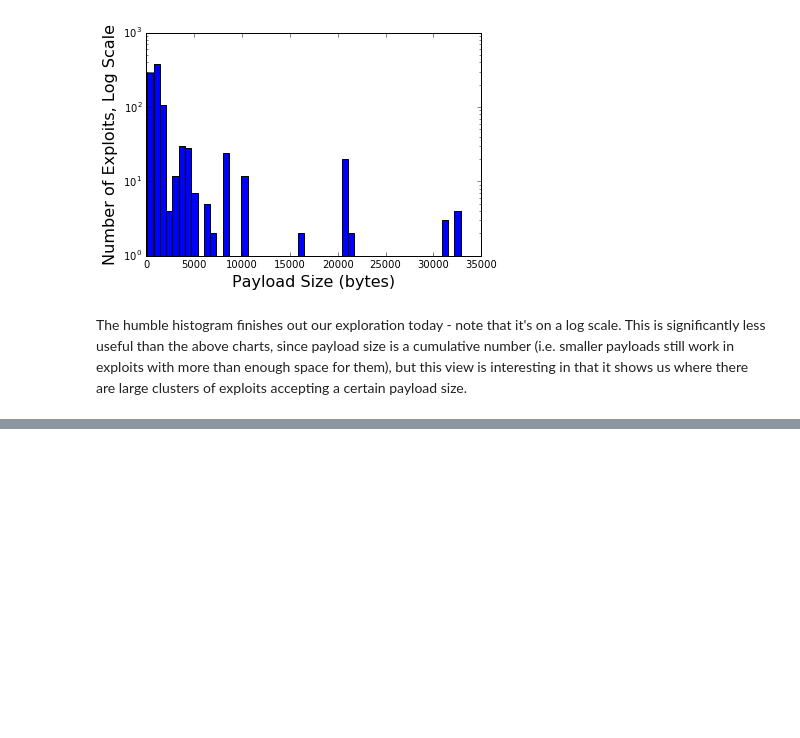
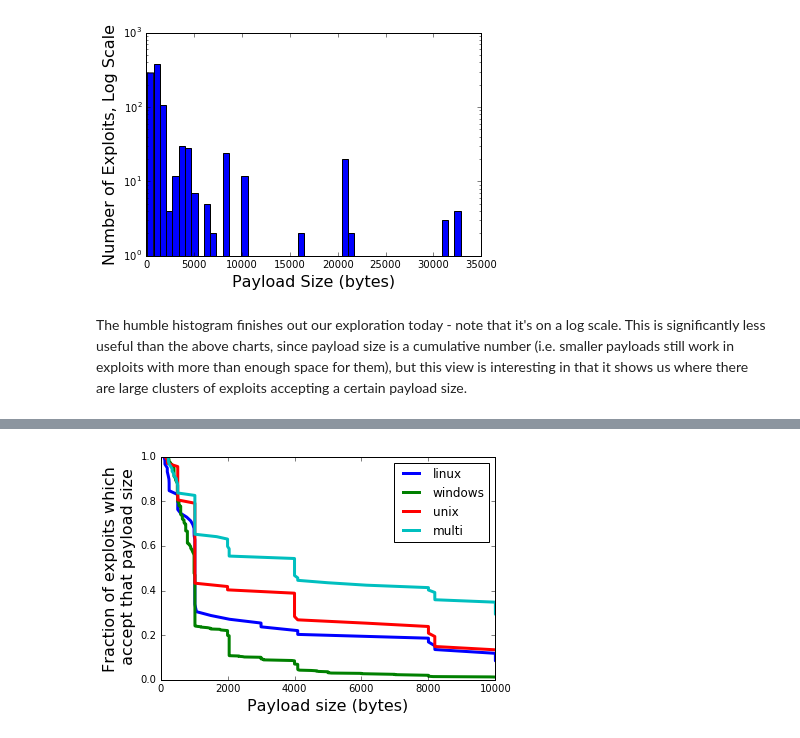
Before and after one commit to DakotaNelson/msf-stats, a Jupyter notebook: Exploit Payload Sizes.ipynb, the cells around one changed output, grey strips where cells are left out. Saved outputs shown, nothing was run; the diff lists cells and outputs as text; code cells hidden in the pictures; blank space fills up the shorter version.

Commit message:
analyze exploits by platform

```diff
--- a/Exploit Payload Sizes.ipynb
+++ b/Exploit Payload Sizes.ipynb
@@ -118,0 +122,25 @@ The humble histogram finishes out our exploration today - note that it's on a lo
+# %%
+sploitsByCategory = {}
+for folder, subs, files in os.walk(rootdir):
+    for filename in files:
+        with open(os.path.join(folder, filename), 'r') as sploit:
+            #print("parsing " + filename + "...")
+            text = sploit.read()
+            # remove all whitespace
+            text = ''.join(text.split())
+            space = re.search("\'Space\'=>(\d+)\,", text)
+            # Note that if no payload size limit is specified, we simply ignore that module
+            if space:
+                # get the first folder in the exploits directory by
+                # 1. Stripping off the rootdir using [len(rootdir):]
+                # 2. Splitting on the folder separator (not platform-independent)
+                # 3. Taking the first one (the zeroth one is '' since there's always a leading /)
+                sploitType = folder[len(rootdir):].split('/')[1]
+                try:
+                    sploitsByCategory[sploitType].append(int(space.group(1)))
+                except KeyError:
+                    sploitsByCategory[sploitType] = []
+                    sploitsByCategory[sploitType].append(int(space.group(1)))
+
+pp = pprint.PrettyPrinter()
+pp.pprint(sploitsByCategory)
@@ -118,0 +165,20 @@ The humble histogram finishes out our exploration today - note that it's on a lo
+# %%
+sortedSploits = {}
+platforms = ['linux', 'windows', 'unix', 'multi']
+for platform in platforms:
+    sortedSploits[platform] = np.sort(sploitsByCategory[platform])
+
+colors = ['b', 'g', 'r', 'c', 'm', 'y', 'k']
+for i, platform in enumerate(platforms):
+    plt.plot(sortedSploits[platform], np.linspace(1,0,len(sortedSploits[platform])), linewidth=3, color=colors[i])
+
+plt.xlim((0,10000))
+
+plt.xlabel("Payload size (bytes)", size=16)
+plt.ylabel("Fraction of exploits which\n accept that payload size", size=16)
+
+plt.legend([platform for platform in platforms])
+
+plt.show()
+# %% [output]
+[figure, added]
```
Also changed, not shown: parts of 5 cells of this notebook.
